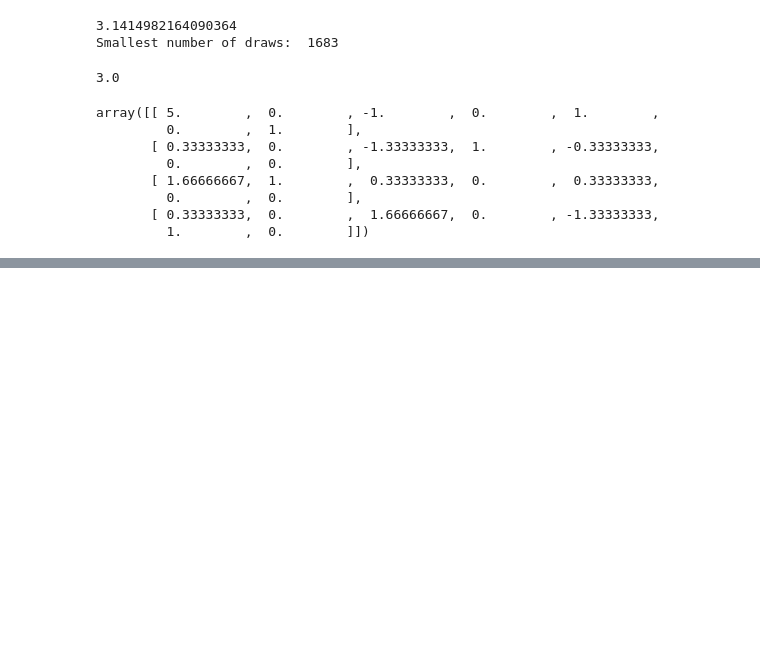
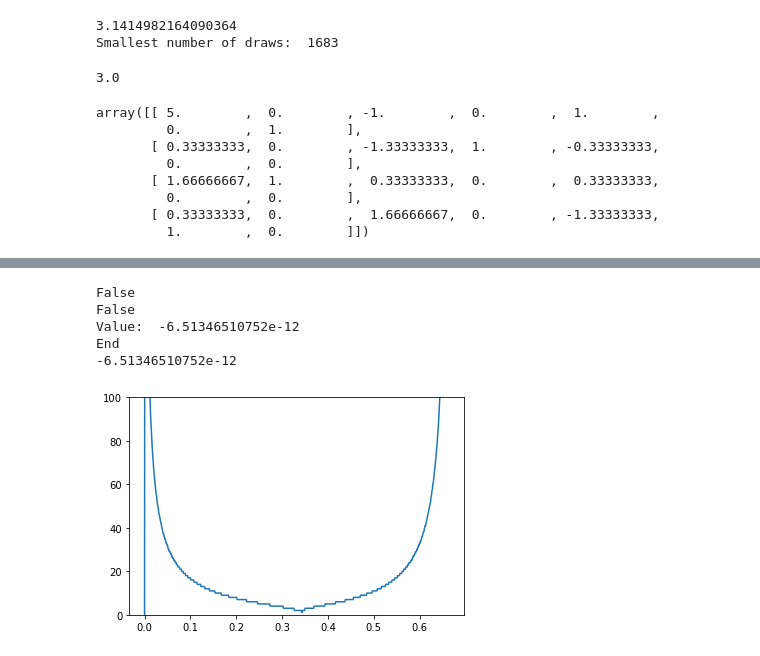
Before and after one commit to benlimsh/BootCamp2017, a Jupyter notebook: Labs/Computation/Week 4/computation_pset4.ipynb, the cells around one changed output, grey strips where cells are left out. Cells and saved outputs as stored; diff of their text form; code cells hidden in the pictures; blank space fills up the shorter version.

```diff
--- a/Labs/Computation/Week 4/computation_pset4.ipynb
+++ b/Labs/Computation/Week 4/computation_pset4.ipynb
@@ -1166,0 +1395,75 @@ array([[ 5.        ,  0.        , -1.        ,  0.        ,  1.        ,
+# %%
+#NEWTON Problem 3
+f2 = lambda x : x**(1/3)
+f2_prime = lambda x : (1/3) * x ** (-2/3)
+
+
+f_modified = lambda x: np.sign(x) * np.power(np.abs(x), 1/3)
+f_modified_prime_plus = lambda x : np.cos(x) * np.power(np.abs(x), 1/3) \
+                         + np.sign(x) * (1/3) * np.power(np.abs(x), -2/3)
+f_modified_prime_minus = lambda x : np.cos(x) * np.power(np.abs(x), 1/3) \
+                         - np.sign(x) * (1/3) * np.power(np.abs(x), -2/3)
+
+
+f_2prime = lambda x : 12*x**2
+
+def newtonprob3(f, f_modified_prime_plus, f_modified_prime_minus, x0, N, tol = 1e-5, alpha = 1):
+    for i in range(N):
+        if x0 >= 0:
+            x1 = x0 - alpha * (f_modified(x0)/f_modified_prime_plus(x0))
+        else:
+            x1 = x0 - alpha * (f_modified(x0)/f_modified_prime_minus(x0))
+
+        if abs(x1 - x0) < tol:
+            print("Value: ", x1)
+            print("End")
+            return x1
+        elif i == N - 1:
+            return False
+        else:
+            x0 = x1
+
+    return
+
+print(newtonprob3(f2, f2_prime, f2_prime,  -1 ,10000, 1e-10, 0.1))
+print(newtonprob3(f_modified, f_modified_prime_plus, f_modified_prime_minus, 0.01 ,10000, 1e-10, 1))
+print(newtonprob3(f_modified, f_modified_prime_plus, f_modified_prime_minus, 0.01 ,10000, 1e-10, 0.4))
+# %% [output]
+False
+False
+Value:  -6.51346510752e-12
+End
+-6.51346510752e-12
+# %%
+#NEWTON Problem 4
+def newtonprob4(f_modified, f_modified_prime_plus, f_modified_prime_minus, x0, N, tol = 1e-5, alpha = 1):
+    for i in range(N):
+        if x0 >= 0:
+            x1 = x0 - alpha * (f_modified(x0)/f_modified_prime_plus(x0))
+        else:
+            x1 = x0 - alpha * (f_modified(x0)/f_modified_prime_minus(x0))
+
+        if abs(x1 - x0) < tol:
+            return x1, i
+        elif i == N - 1:
+            return False, np.inf
+        else:
+            x0 = x1
+
+    return
+
+def alpha_plot(f_modified, f_modified_prime_plus, f_modified_prime_minus):
+    iteration = []
+    alpha = []
+    for i in range(1000):
+        alpha.append(i/1000)
+        x1, j = newtonprob4(f_modified, f_modified_prime_plus, f_modified_prime_minus, 0.01, 1000, 1e-5, alpha[i])
+        iteration.append(j)
+    return alpha, iteration
+
+alpha, iteration = alpha_plot(f_modified, f_modified_prime_plus, f_modified_prime_minus)
+plt.plot(alpha, iteration)
+plt.ylim(0,100)
+plt.show()
+# %% [output]
+[figure, added]
```
Also changed, not shown: parts of 28 cells of this notebook, 3 other files.
